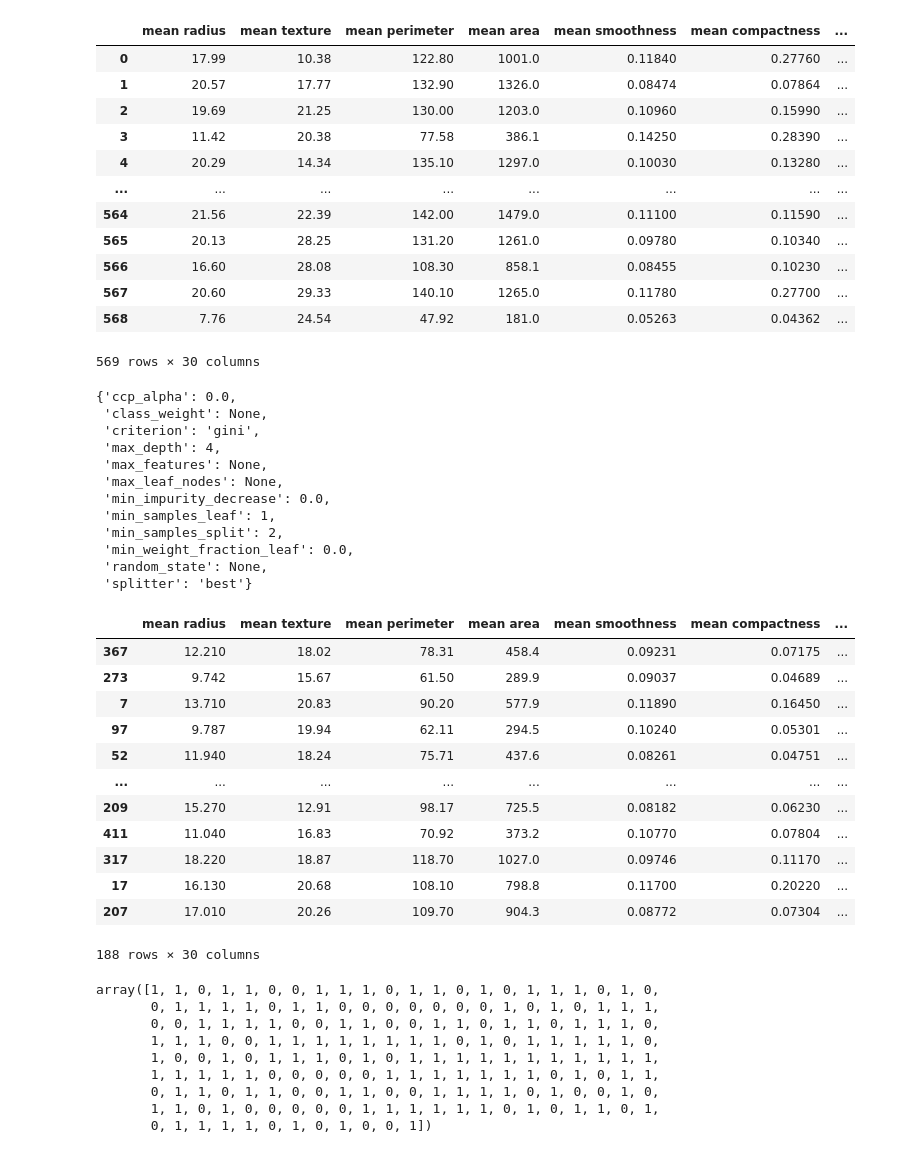
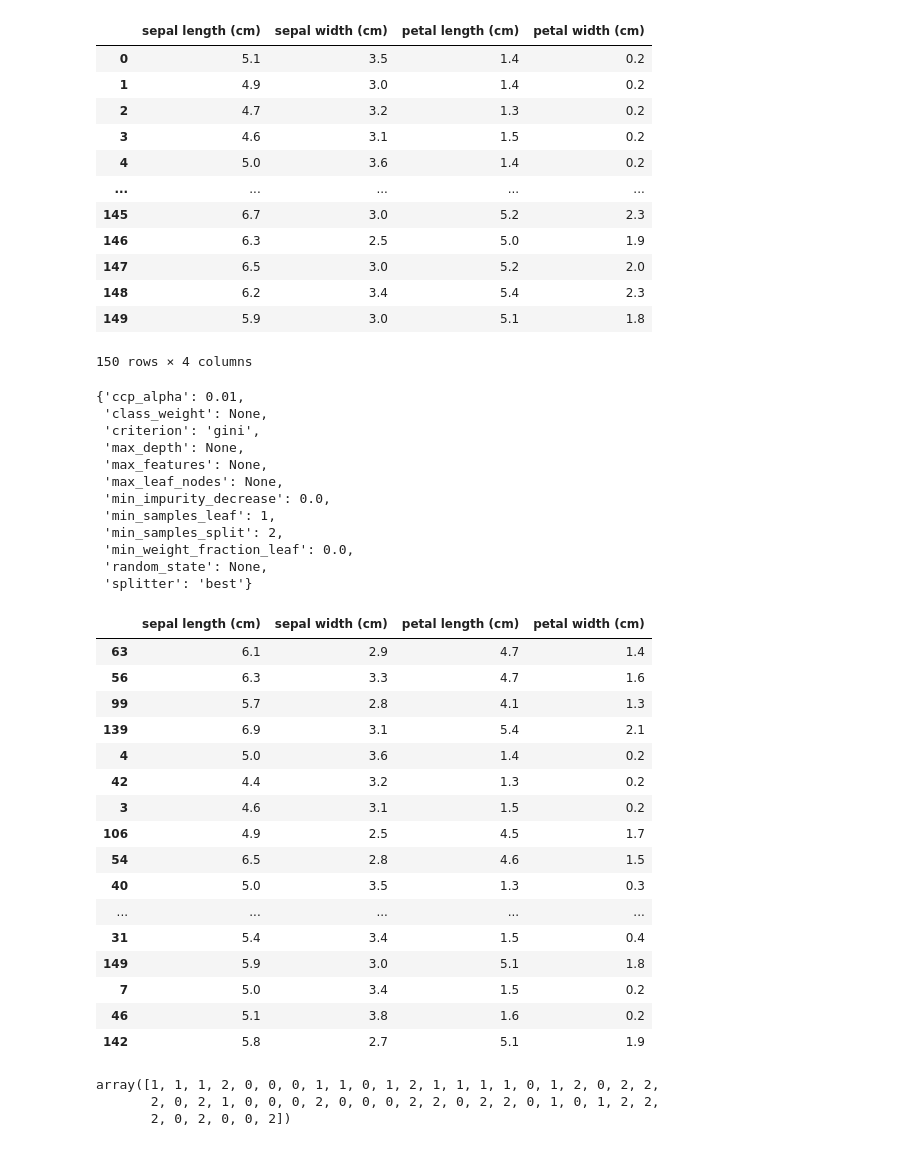
Before and after one commit to safedhaouadi/test, a Jupyter notebook: test.ipynb, the cells around one changed output. Drawn from its saved outputs; the diff is of its cells as text; code cells hidden in the pictures.

```diff
--- a/test.ipynb
+++ b/test.ipynb
@@ -4,21 +4,21 @@ from sklearn.datasets import load_breast_cancer
 # %%
-data = load_breast_cancer()
+data = load_iris()
 dataset = pd.DataFrame(data=data['data'], columns=data['feature_names'])
 dataset
 # %% [output]
-|  | mean radius | mean texture | mean perimeter | mean area | mean smoothness | mean compactness | ... |
-| 0 | 17.99 | 10.38 | 122.80 | 1001.0 | 0.11840 | 0.27760 | ... |
-| 1 | 20.57 | 17.77 | 132.90 | 1326.0 | 0.08474 | 0.07864 | ... |
-| 2 | 19.69 | 21.25 | 130.00 | 1203.0 | 0.10960 | 0.15990 | ... |
-| 3 | 11.42 | 20.38 | 77.58 | 386.1 | 0.14250 | 0.28390 | ... |
-| 4 | 20.29 | 14.34 | 135.10 | 1297.0 | 0.10030 | 0.13280 | ... |
-| ... | ... | ... | ... | ... | ... | ... | ... |
-| 564 | 21.56 | 22.39 | 142.00 | 1479.0 | 0.11100 | 0.11590 | ... |
-| 565 | 20.13 | 28.25 | 131.20 | 1261.0 | 0.09780 | 0.10340 | ... |
-| 566 | 16.60 | 28.08 | 108.30 | 858.1 | 0.08455 | 0.10230 | ... |
-| 567 | 20.60 | 29.33 | 140.10 | 1265.0 | 0.11780 | 0.27700 | ... |
-| 568 | 7.76 | 24.54 | 47.92 | 181.0 | 0.05263 | 0.04362 | ... |
+|  | sepal length (cm) | sepal width (cm) | petal length (cm) | petal width (cm) |
+| 0 | 5.1 | 3.5 | 1.4 | 0.2 |
+| 1 | 4.9 | 3.0 | 1.4 | 0.2 |
+| 2 | 4.7 | 3.2 | 1.3 | 0.2 |
+| 3 | 4.6 | 3.1 | 1.5 | 0.2 |
+| 4 | 5.0 | 3.6 | 1.4 | 0.2 |
+| ... | ... | ... | ... | ... |
+| 145 | 6.7 | 3.0 | 5.2 | 2.3 |
+| 146 | 6.3 | 2.5 | 5.0 | 1.9 |
+| 147 | 6.5 | 3.0 | 5.2 | 2.0 |
+| 148 | 6.2 | 3.4 | 5.4 | 2.3 |
+| 149 | 5.9 | 3.0 | 5.1 | 1.8 |
-569 rows × 30 columns
+150 rows × 4 columns
 # %%
 from sklearn.model_selection import train_test_split
 x = dataset.copy()
@@ -31,10 +31,10 @@ clt =clt.fit(x_train,y_train)
 # %%
 clt.get_params()
 # %% [output]
-{'ccp_alpha': 0.0,
+{'ccp_alpha': 0.01,
  'class_weight': None,
  'criterion': 'gini',
- 'max_depth': 4,
+ 'max_depth': None,
  'max_features': None,
  'max_leaf_nodes': None,
  'min_impurity_decrease': 0.0,
@@ -46,32 +46,30 @@ clt.get_params()
 # %%
 x_test
 # %% [output]
-|  | mean radius | mean texture | mean perimeter | mean area | mean smoothness | mean compactness | ... |
-| 367 | 12.210 | 18.02 | 78.31 | 458.4 | 0.09231 | 0.07175 | ... |
-| 273 | 9.742 | 15.67 | 61.50 | 289.9 | 0.09037 | 0.04689 | ... |
-| 7 | 13.710 | 20.83 | 90.20 | 577.9 | 0.11890 | 0.16450 | ... |
-| 97 | 9.787 | 19.94 | 62.11 | 294.5 | 0.10240 | 0.05301 | ... |
-| 52 | 11.940 | 18.24 | 75.71 | 437.6 | 0.08261 | 0.04751 | ... |
-| ... | ... | ... | ... | ... | ... | ... | ... |
-| 209 | 15.270 | 12.91 | 98.17 | 725.5 | 0.08182 | 0.06230 | ... |
-| 411 | 11.040 | 16.83 | 70.92 | 373.2 | 0.10770 | 0.07804 | ... |
-| 317 | 18.220 | 18.87 | 118.70 | 1027.0 | 0.09746 | 0.11170 | ... |
-| 17 | 16.130 | 20.68 | 108.10 | 798.8 | 0.11700 | 0.20220 | ... |
-| 207 | 17.010 | 20.26 | 109.70 | 904.3 | 0.08772 | 0.07304 | ... |
+|  | sepal length (cm) | sepal width (cm) | petal length (cm) | petal width (cm) |
+| 63 | 6.1 | 2.9 | 4.7 | 1.4 |
+| 56 | 6.3 | 3.3 | 4.7 | 1.6 |
+| 99 | 5.7 | 2.8 | 4.1 | 1.3 |
+| 139 | 6.9 | 3.1 | 5.4 | 2.1 |
+| 4 | 5.0 | 3.6 | 1.4 | 0.2 |
+| 42 | 4.4 | 3.2 | 1.3 | 0.2 |
+| 3 | 4.6 | 3.1 | 1.5 | 0.2 |
+| 106 | 4.9 | 2.5 | 4.5 | 1.7 |
+| 54 | 6.5 | 2.8 | 4.6 | 1.5 |
+| 40 | 5.0 | 3.5 | 1.3 | 0.3 |
+| ... | ... | ... | ... | ... |
+| 31 | 5.4 | 3.4 | 1.5 | 0.4 |
+| 149 | 5.9 | 3.0 | 5.1 | 1.8 |
+| 7 | 5.0 | 3.4 | 1.5 | 0.2 |
+| 46 | 5.1 | 3.8 | 1.6 | 0.2 |
+| 142 | 5.8 | 2.7 | 5.1 | 1.9 |
-188 rows × 30 columns
 # %%
 predictions = clt.predict(x_test)
 predictions
 # %% [output]
-array([1, 1, 0, 1, 1, 0, 0, 1, 1, 1, 0, 1, 1, 0, 1, 0, 1, 1, 1, 0, 1, 0,
-       0, 1, 1, 1, 1, 0, 1, 1, 0, 0, 0, 0, 0, 0, 0, 1, 0, 1, 0, 1, 1, 1,
-       0, 0, 1, 1, 1, 1, 0, 0, 1, 1, 0, 0, 1, 1, 0, 1, 1, 0, 1, 1, 1, 0,
-       1, 1, 1, 0, 0, 1, 1, 1, 1, 1, 1, 1, 1, 0, 1, 0, 1, 1, 1, 1, 1, 0,
-       1, 0, 0, 1, 0, 1, 1, 1, 0, 1, 0, 1, 1, 1, 1, 1, 1, 1, 1, 1, 1, 1,
-       1, 1, 1, 1, 1, 0, 0, 0, 0, 0, 1, 1, 1, 1, 1, 1, 1, 0, 1, 0, 1, 1,
-       0, 1, 1, 0, 1, 1, 0, 0, 1, 1, 0, 0, 1, 1, 1, 1, 0, 1, 0, 0, 1, 0,
-       1, 1, 0, 1, 0, 0, 0, 0, 0, 1, 1, 1, 1, 1, 1, 0, 1, 0, 1, 1, 0, 1,
-       0, 1, 1, 1, 1, 0, 1, 0, 1, 0, 0, 1])
+array([1, 1, 1, 2, 0, 0, 0, 1, 1, 0, 1, 2, 1, 1, 1, 1, 0, 1, 2, 0, 2, 2,
+       2, 0, 2, 1, 0, 0, 0, 2, 0, 0, 0, 2, 2, 0, 2, 2, 0, 1, 0, 1, 2, 2,
+       2, 0, 2, 0, 0, 2])
 # %%
 #difference between tree that doesn't have stopping criteria and the one that does
 clt.predict_proba(x_test)
```
Also changed, not shown: parts of 10 cells of this notebook.
